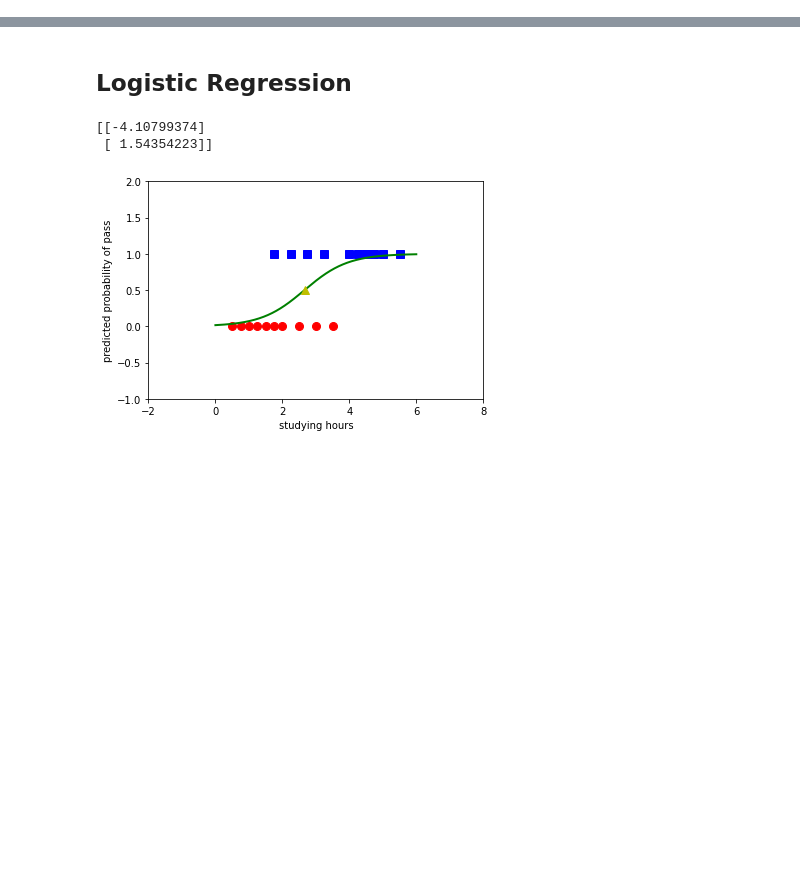
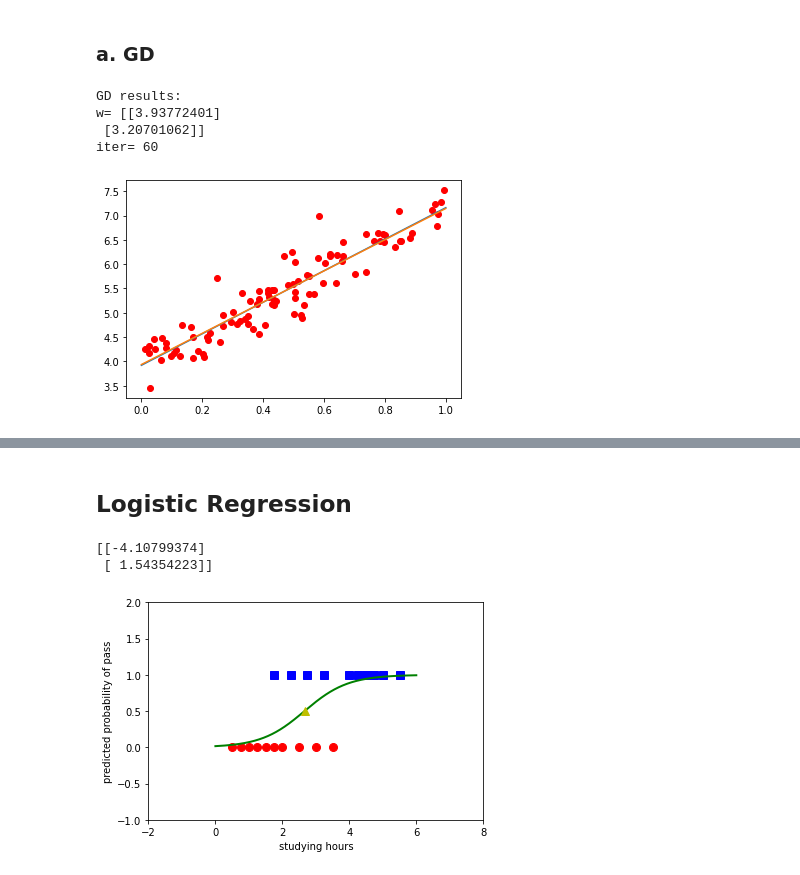
Before and after one commit to veevidify/data-pg, a Jupyter notebook: regression/regression_demo.ipynb, the cells around one changed output, grey strips where cells are left out. Cells and saved outputs as stored; diff of their text form; code cells hidden in the pictures; blank space fills up the shorter version.

```diff
--- a/regression/regression_demo.ipynb
+++ b/regression/regression_demo.ipynb
@@ -0,0 +36,41 @@
+# %%
+import numpy as np
+import matplotlib
+import matplotlib.pyplot as plt
+
+def plot_line(w):
+    x0 = np.linspace(0, 1, 2, endpoint=True)
+    w0 = w[0][0]
+    w1 = w[1][0]
+
+    y0 = w0 + w1*x0
+    plt.plot(x0, y0)
+# %% [markdown]
+### a. GD
+# %%
+from regression.LinearRegression import LinearRegression
+
+np.random.seed(2)
+
+X = np.random.rand(100, 1)
+y = 4 + 3*X + .3*np.random.randn(100, 1)
+plt.plot(X.T, y.T, 'ro')
+
+# linear regression line
+lr = LinearRegression(X, y)
+w = lr.fit()
+plot_line(w)
+
+# gd-optimized
+w_init = np.array([[2], [1]])
+(w, i) = lr.gd(w_init, 1)
+print('GD results:\nw=', w[-1], '\niter=', i+1)
+plot_line(w[-1])
+
+plt.show()
+# %% [output]
+GD results:
+w= [[3.93772401]
+ [3.20701062]]
+iter= 60
+[figure, added]
```
Also changed, not shown: parts of 9 cells of this notebook, 1 other file.
